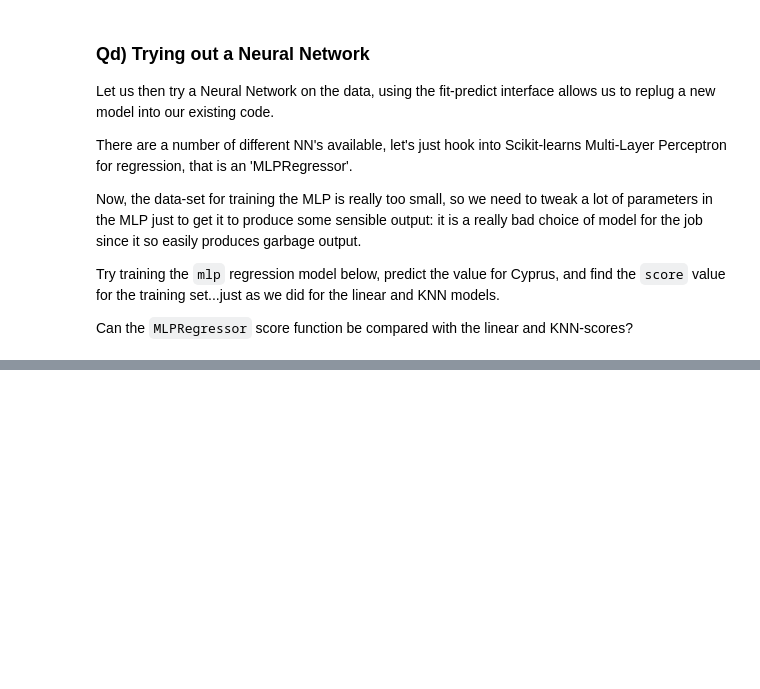
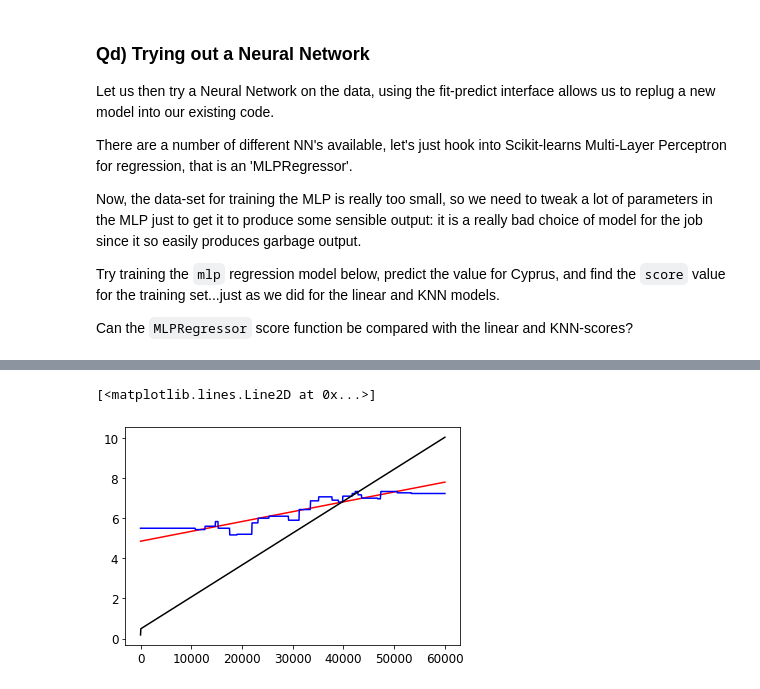
Before and after one commit to Tokelu/ITMAL_Slut_Projekt, a Jupyter notebook: L01/Lab/intro.ipynb, the cells around one changed output, grey strips where cells are left out. Drawn from its saved outputs; the diff is of its cells as text; code cells hidden in the pictures; blank space fills up the shorter version.

```diff
--- a/L01/Lab/intro.ipynb
+++ b/L01/Lab/intro.ipynb
@@ -402,4 +465,5 @@ plt.plot(m, y_pred_knn, "b")
 plt.plot(m, y_pred_mlp, "k")
 
 # TODO: add your code here..
-assert False, "TODO: predict value for Cyprus and fetch the score() from the fitting.."
+#assert False, "TODO: predict value for Cyprus and fetch the score() from the fitting.."
+# %% [output]
@@ -405,0 +487,2 @@ assert False, "TODO: predict value for Cyprus and fetch the score() from the fit
+[<matplotlib.lines.Line2D at 0x...>]
+[figure, added]
```
Also changed, not shown: parts of 6 cells of this notebook, 1 other file.
